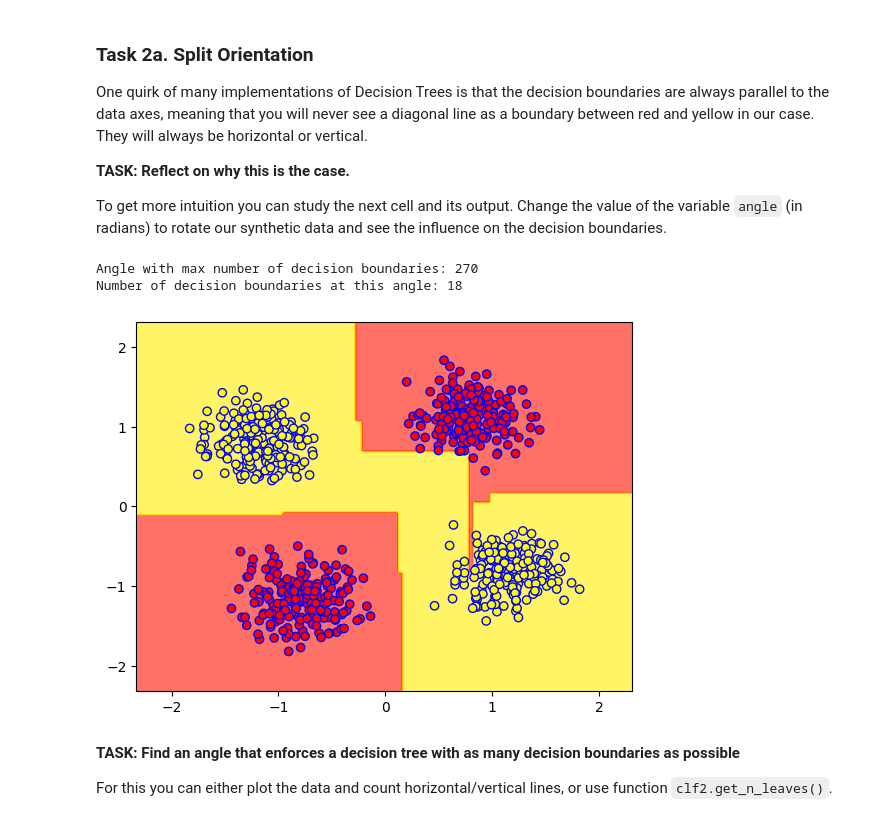
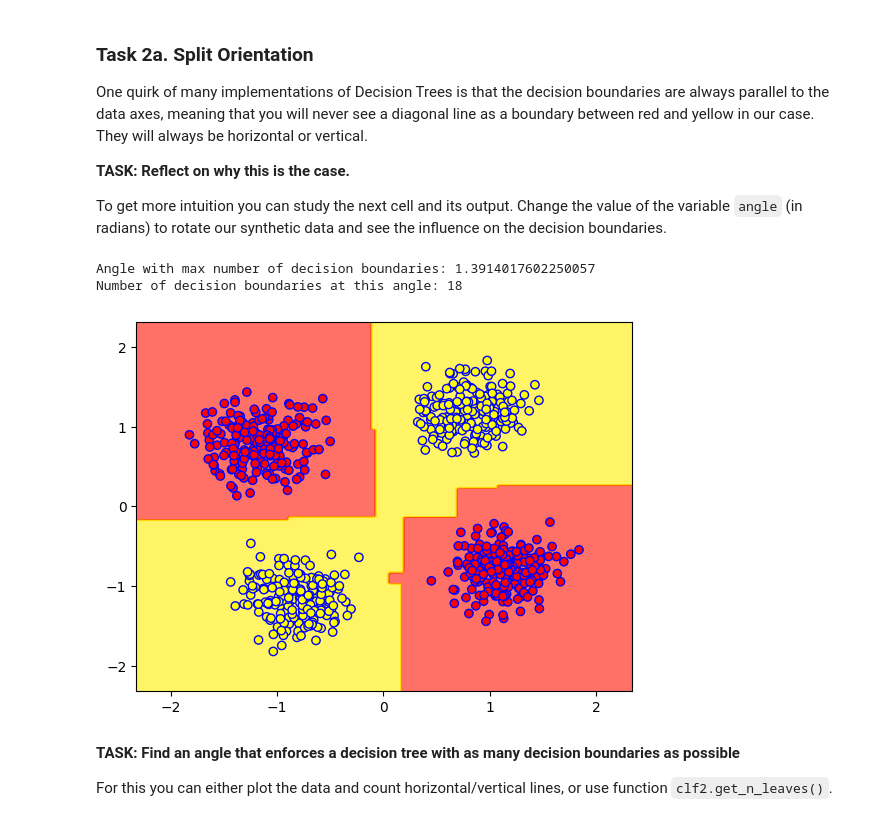
Before and after one commit to jaypi95/mldm_hs22, a Jupyter notebook: labs/L07_Decision_Trees_LAB_ASSIGNMENT.ipynb, the cells around one changed output. Cells and saved outputs as stored; diff of their text form; code cells hidden in the pictures.

```diff
--- a/labs/L07_Decision_Trees_LAB_ASSIGNMENT.ipynb
+++ b/labs/L07_Decision_Trees_LAB_ASSIGNMENT.ipynb
@@ -219,36 +219,36 @@ To get more intuition you can study the next cell and its output. Change the val
 # %%
 #angle = 20  # to be changed
 angle_leaves_dict = {}
-for angle in range(0, 366):
+for angle in np.linspace(-np.pi, np.pi, 360):
     rot = np.array([
         [np.cos(angle), -np.sin(angle)],
         [np.sin(angle), np.cos(angle)],
     ])
     X_rot = X @ rot
 
     clf2 = DecisionTreeClassifier()
     clf2.fit(X_rot, y)
-    #plot_decision_boundaries(clf2, X_rot, y)
+
     angle_leaves_dict[angle] = clf2.get_n_leaves()
 
 max_value = max(zip(angle_leaves_dict.values(), angle_leaves_dict.keys()))
 print("Angle with max number of decision boundaries: " + str(max_value[1]))
 print("Number of decision boundaries at this angle: " + str(max_value[0]))
 
 angle = max_value[1]
 rot = np.array([
     [np.cos(angle), -np.sin(angle)],
     [np.sin(angle), np.cos(angle)],
 ])
 X_rot = X @ rot
 
 clf2 = DecisionTreeClassifier()
 clf2.fit(X_rot, y)
 plot_decision_boundaries(clf2, X_rot, y)
 # %% [output]
-Angle with max number of decision boundaries: 270
+Angle with max number of decision boundaries: 1.3914017602250057
 Number of decision boundaries at this angle: 18
-[figure, old version]
+[figure, new version]
 # %% [markdown]
 **TASK: Find an angle that enforces a decision tree with as many decision boundaries as possible**
 
```
